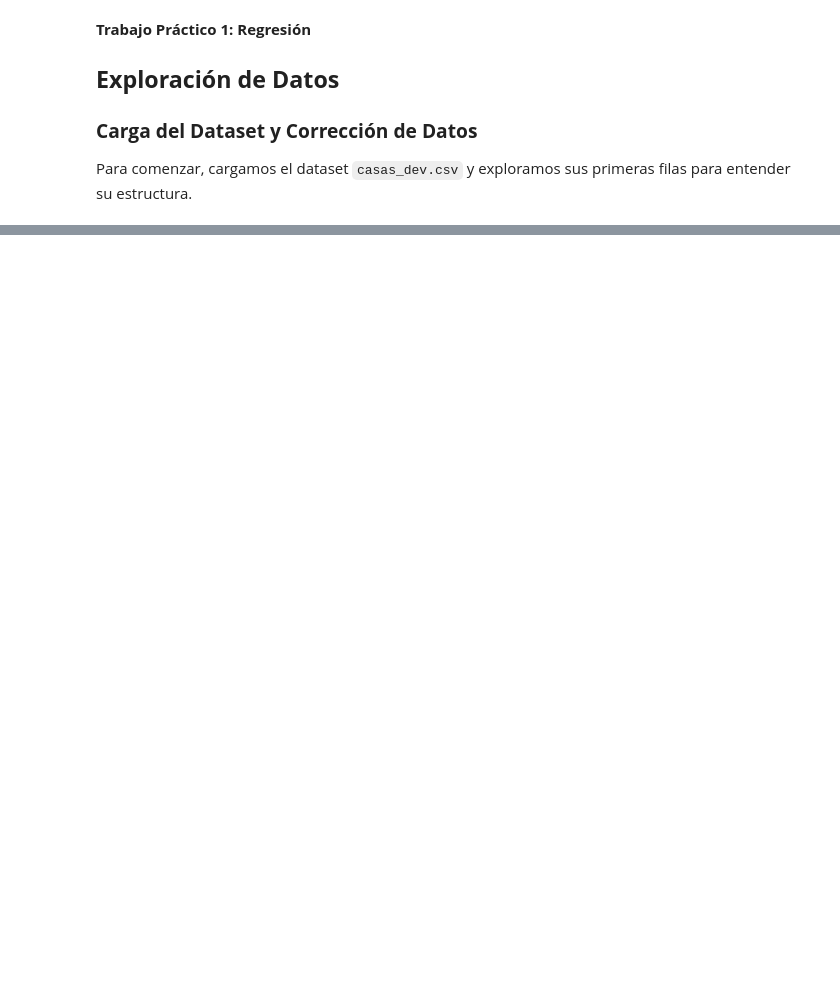
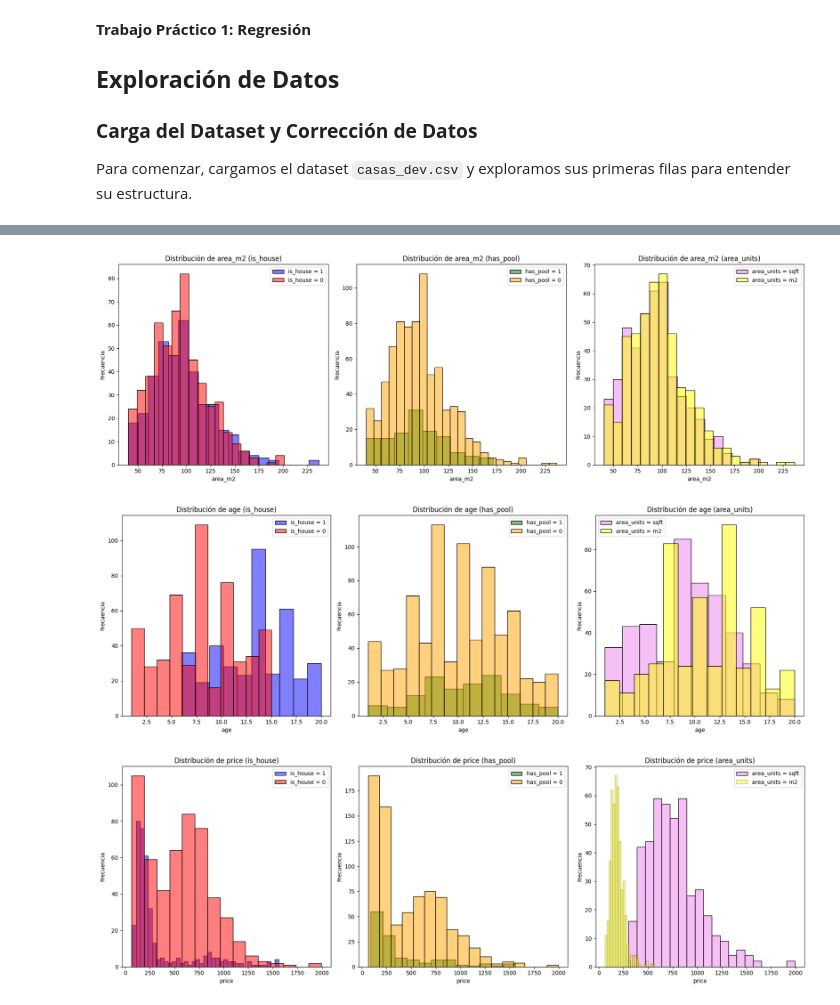
Before and after one commit to elianaostro/ML, a Jupyter notebook: Ostrovsky_Eliana_TP1/notebooks/Entrega_TP1.ipynb, the cells around one changed output, grey strips where cells are left out. Cells and saved outputs as stored; diff of their text form; code cells hidden in the pictures; blank space fills up the shorter version.

```diff
--- a/Ostrovsky_Eliana_TP1/notebooks/Entrega_TP1.ipynb
+++ b/Ostrovsky_Eliana_TP1/notebooks/Entrega_TP1.ipynb
@@ -781,0 +143,6 @@ Error cuadrático medio en train: 209405.87838920817
+# %%
+graficos.plot_histograms(df)
+# %% [output]
+[figure, added]
+[figure, added]
+[figure, added]
```
Also changed, not shown: parts of 94 cells of this notebook, 29 other files.
